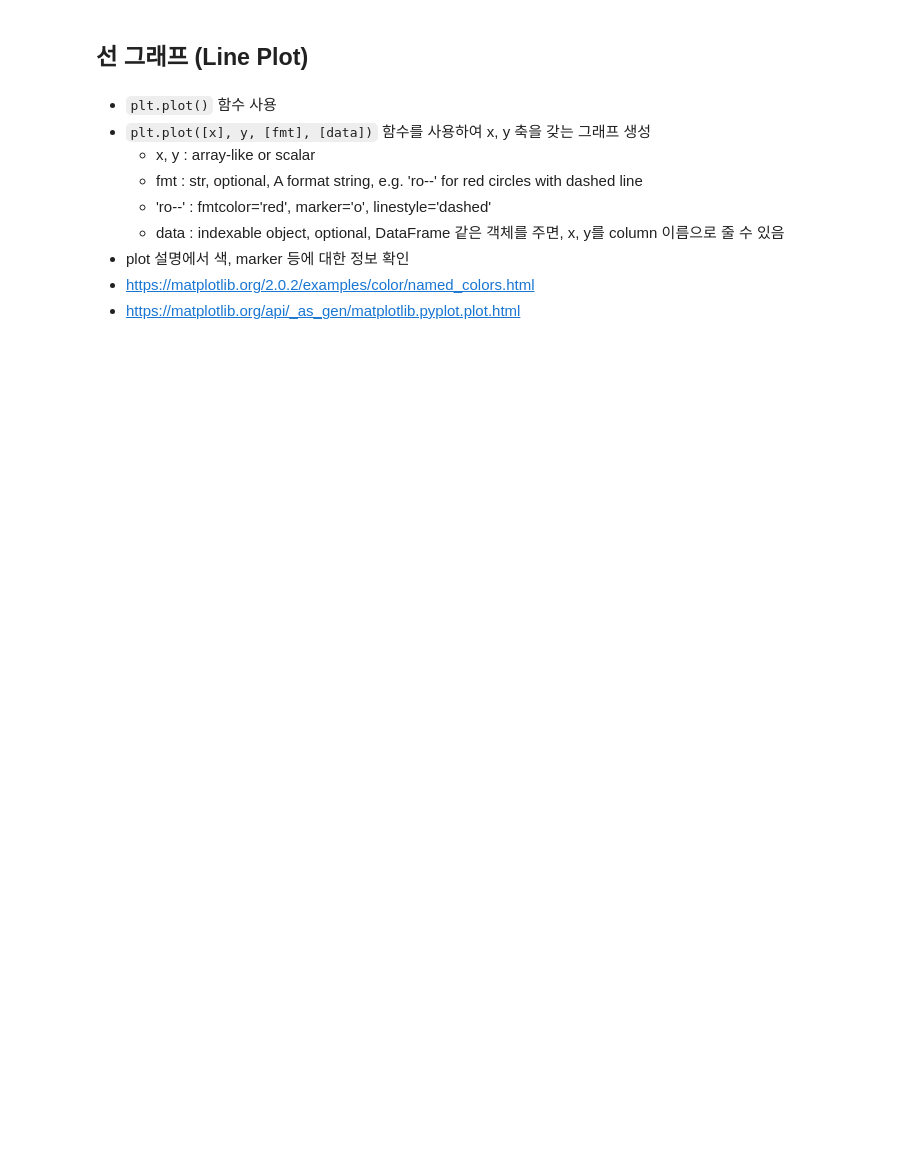
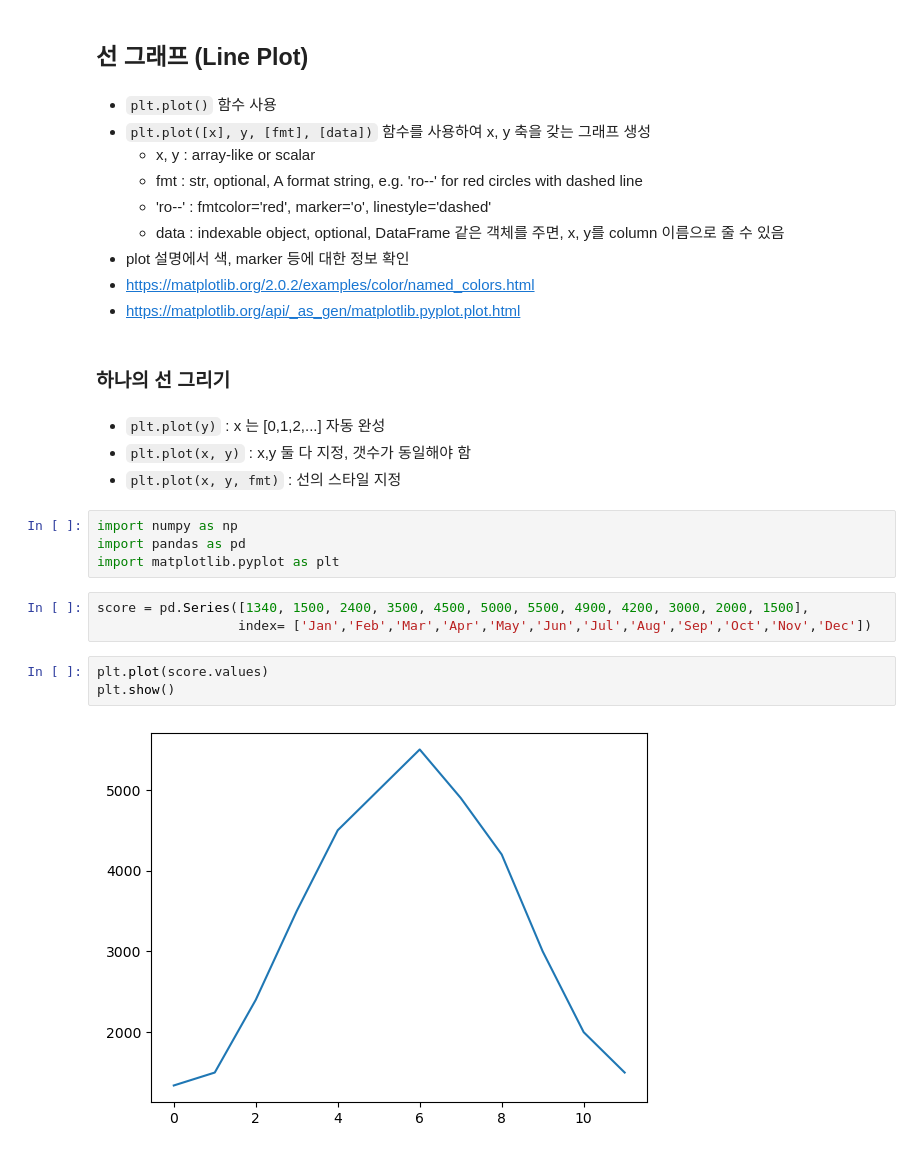
Before and after one commit to steve-park/data-engineering, a Jupyter notebook: 시각화-학습.ipynb, the cells around one changed output. Drawn from its saved outputs; the diff is of its cells as text; blank space fills up the shorter version.

```diff
--- a/시각화-학습.ipynb
+++ b/시각화-학습.ipynb
@@ -31,3 +49,21 @@
 - plot 설명에서 색, marker 등에 대한 정보 확인
 - https://matplotlib.org/2.0.2/examples/color/named_colors.html
 - https://matplotlib.org/api/_as_gen/matplotlib.pyplot.plot.html
+# %% [markdown]
+### 하나의 선 그리기
+# %% [markdown]
+- `plt.plot(y)` : x 는 [0,1,2,...] 자동 완성
+- `plt.plot(x, y)` : x,y 둘 다 지정, 갯수가 동일해야 함
+- `plt.plot(x, y, fmt)` : 선의 스타일 지정
+# %%
+import numpy as np
+import pandas as pd
+import matplotlib.pyplot as plt
+# %%
+score = pd.Series([1340, 1500, 2400, 3500, 4500, 5000, 5500, 4900, 4200, 3000, 2000, 1500],
+                  index= ['Jan','Feb','Mar','Apr','May','Jun','Jul','Aug','Sep','Oct','Nov','Dec'])
+# %%
+plt.plot(score.values)
+plt.show()
+# %% [output]
+[figure, added]
```
Also changed, not shown: parts of 105 cells of this notebook, 5 other files.
